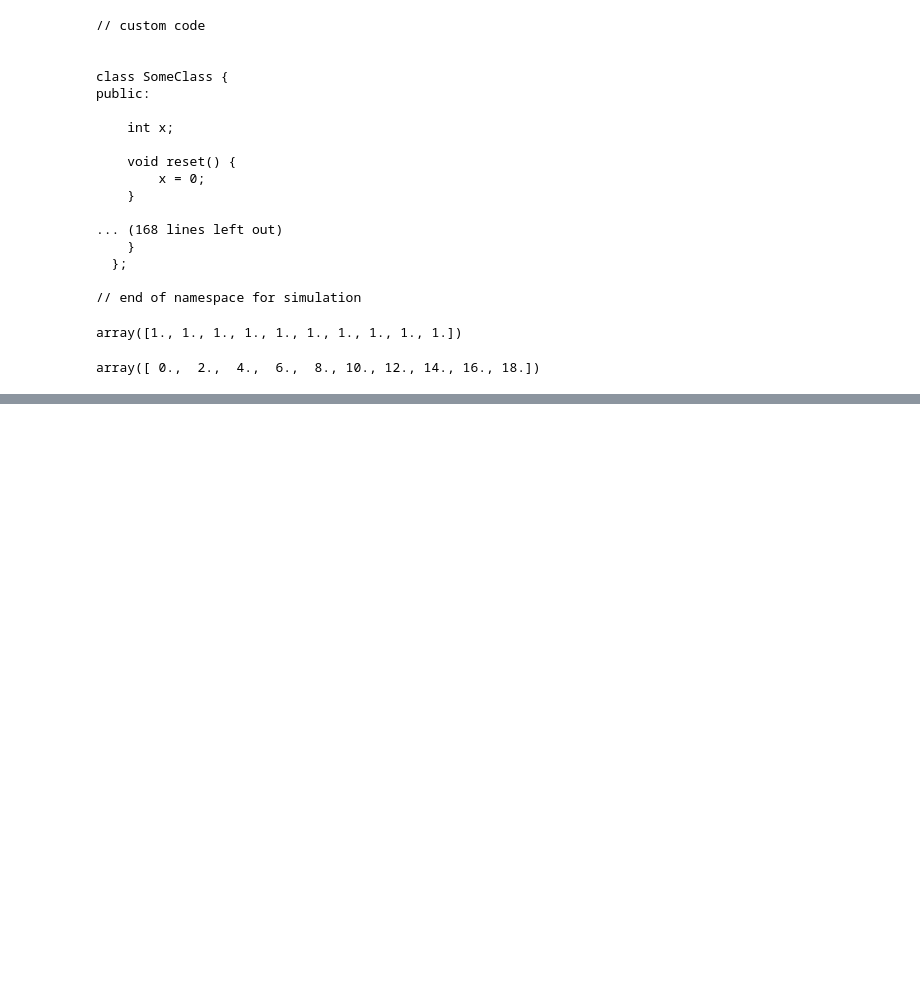
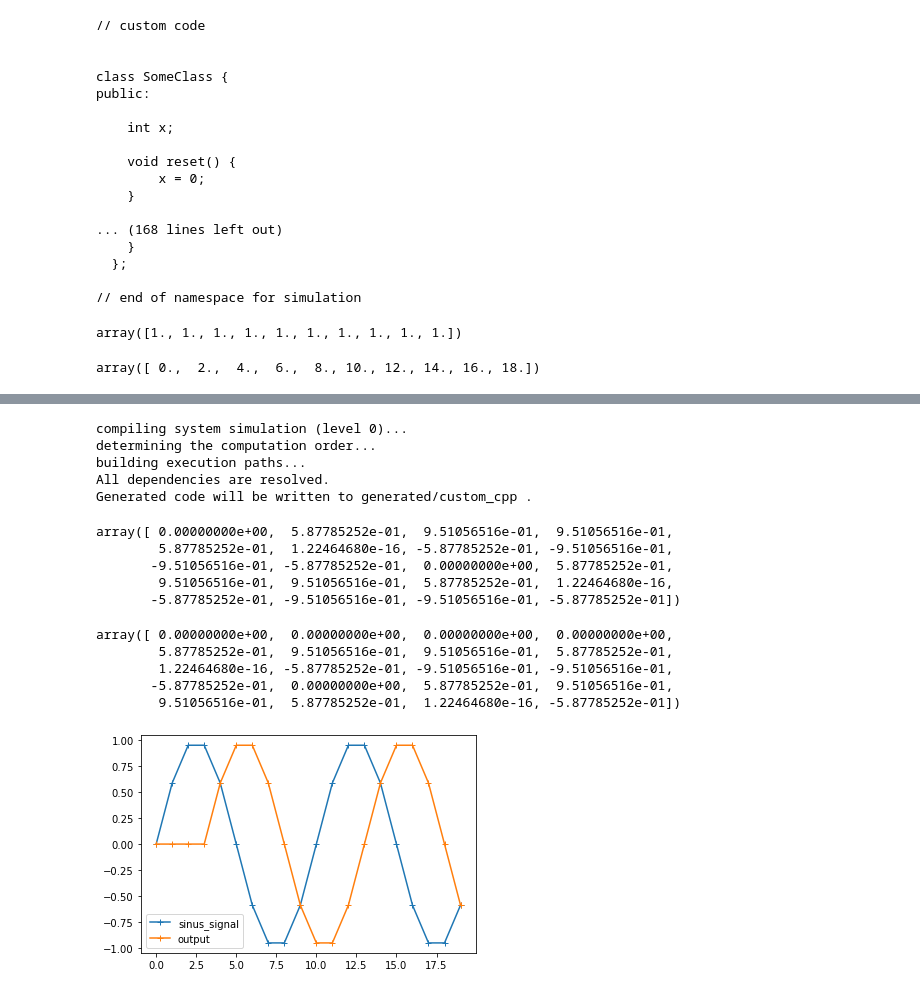
Before and after one commit to OpenRTDynamics/openrtdynamics2, a Jupyter notebook: examples/custom_cpp_code.ipynb, the cells around one changed output, grey strips where cells are left out. Cells and saved outputs as stored; diff of their text form; code cells hidden in the pictures; blank space fills up the shorter version.

```diff
--- a/examples/custom_cpp_code.ipynb
+++ b/examples/custom_cpp_code.ipynb
@@ -62,7 +62,7 @@ dy.append_primay_ouput(output1, 'output1')
 dy.append_primay_ouput(output2, 'output2')
 
 # generate code for Web Assembly (wasm), requires emcc (emscripten) to build
-code_gen_results = dy.generate_code(template=dy.WasmRuntime(), folder="generated/delay", build=False, include_code_list=[cpp_class_code])
+code_gen_results = dy.generate_code(template=dy.WasmRuntime(), folder="generated/custom_cpp", build=False, include_code_list=[cpp_class_code])
 # %% [output]
 compiling system simulation (level 0)...
 determining the computation order...
@@ -105,0 +181,62 @@ array([ 0.,  2.,  4.,  6.,  8., 10., 12., 14., 16., 18.])
+# %%
+dy.clear()
+
+system = dy.enter_system()
+
+# allocate the class SharedStates
+shared_states_ptr_datatype = dy.DataTypePointer( cpp_ptr_type_name = 'SharedStatesPtr' )
+shared_states_ptr = dy.cpp_allocate_class( datatype=shared_states_ptr_datatype, code_constructor_call='new SharedStates(100)' )
+
+# example input signals
+index = dy.counter_triggered(upper_limit=2, reset_on_limit=True)
+sinus_signal = dy.signal_sinus(10, 0)
+
+# calls to the custom code
+write_to_index(shared_states_ptr, index, sinus_signal)
+output = read_from_index(shared_states_ptr, index)
+
+# define output(s)
+dy.append_primay_ouput(output, 'output')
+dy.append_primay_ouput(sinus_signal, 'sinus_signal')
+dy.append_primay_ouput(index, 'index')
+
+sinus_signal
+
+# generate code for Web Assembly (wasm), requires emcc (emscripten) to build
+code_gen_results = dy.generate_code(template=dy.WasmRuntime(), folder="generated/custom_cpp", build=False, include_code_list=[cpp_class_code])
+# %% [output]
+compiling system simulation (level 0)...
+determining the computation order...
+building execution paths...
+All dependencies are resolved.
+Generated code will be written to generated/custom_cpp .
+# %%
+compiled_system = dyexe.CompiledCode(code_gen_results)
+testsim = dyexe.SystemInstance(compiled_system)
+# %%
+sim_results = dyexe.run_batch_simulation(testsim, input_data={}, N=20 )
+sim_results['sinus_signal']
+# %% [output]
+array([ 0.00000000e+00,  5.87785252e-01,  9.51056516e-01,  9.51056516e-01,
+        5.87785252e-01,  1.22464680e-16, -5.87785252e-01, -9.51056516e-01,
+       -9.51056516e-01, -5.87785252e-01,  0.00000000e+00,  5.87785252e-01,
+        9.51056516e-01,  9.51056516e-01,  5.87785252e-01,  1.22464680e-16,
+       -5.87785252e-01, -9.51056516e-01, -9.51056516e-01, -5.87785252e-01])
+# %%
+sim_results['output']
+# %% [output]
+array([ 0.00000000e+00,  0.00000000e+00,  0.00000000e+00,  0.00000000e+00,
+        5.87785252e-01,  9.51056516e-01,  9.51056516e-01,  5.87785252e-01,
+        1.22464680e-16, -5.87785252e-01, -9.51056516e-01, -9.51056516e-01,
+       -5.87785252e-01,  0.00000000e+00,  5.87785252e-01,  9.51056516e-01,
+        9.51056516e-01,  5.87785252e-01,  1.22464680e-16, -5.87785252e-01])
+# %%
+import matplotlib.pyplot as plt
+
+plt.figure()
+plt.plot( sim_results['sinus_signal'], '+-' )
+plt.plot( sim_results['output'], '+-' )
+plt.legend(['sinus_signal', 'output'])
+plt.show()
+# %% [output]
+[figure, added]
```
Also changed, not shown: parts of 6 cells of this notebook, 6 other files.
